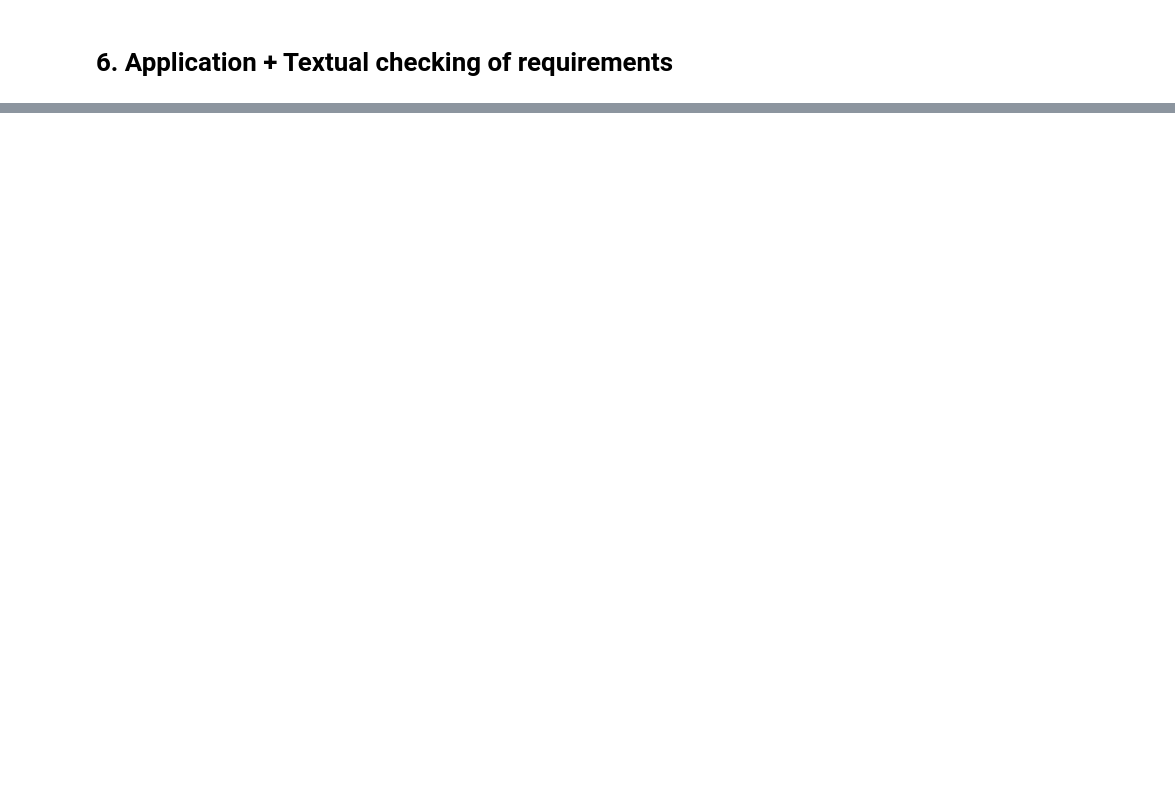
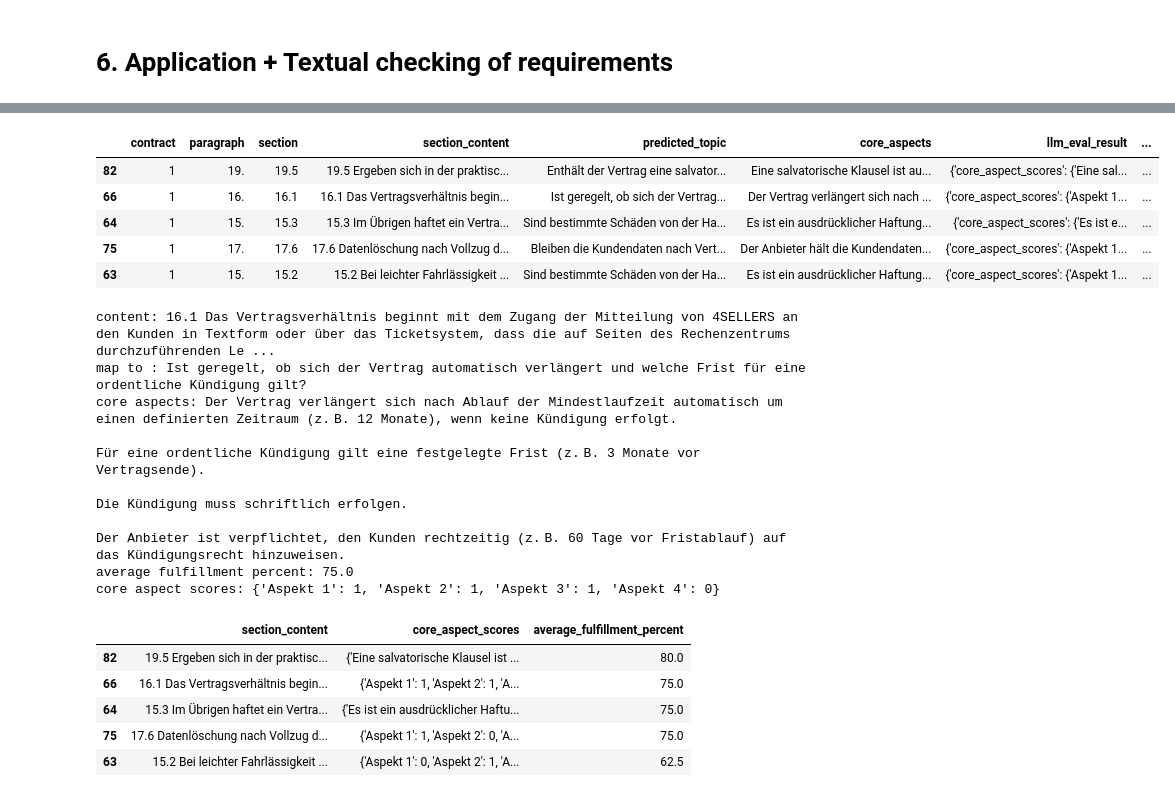
Before and after one commit to Nils7291/NLP_Contract_Checker, a Jupyter notebook: notebooks/00_main.ipynb, the cells around one changed output, grey strips where cells are left out. Cells and saved outputs as stored; diff of their text form; code cells hidden in the pictures; blank space fills up the shorter version.

```diff
--- a/notebooks/00_main.ipynb
+++ b/notebooks/00_main.ipynb
@@ -2592,7 +2869,7 @@ def evaluate_llm(row):
 # LLM-Auswertung durchführen
 # Zufällige Auswahl von 10 Zeilen für LLM-Auswertung
 random_indices = random.sample(range(len(df_eval)), 20)
-df_eval_subset = df_eval.iloc[random_indices].copy()
+df_eval_subset = df_eval#.iloc[random_indices].copy()
 
 df_eval_subset["llm_eval_result"] = df_eval_subset.apply(evaluate_llm, axis=1)
 df_eval.loc[df_eval_subset.index, "llm_eval_result"] = df_eval_subset["llm_eval_result"]
@@ -2606,17 +2883,41 @@ df_eval["average_fulfillment_percent"] = df_eval["llm_eval_result"].apply(
 # %%
 
 # Nur Zeilen anzeigen, bei denen "average_fulfillment_percent" nicht None ist
-sorted = df_eval[df_eval["average_fulfillment_percent"].notnull()].sort_values("average_fulfillment_percent").head()
+sorted = df_eval[df_eval["average_fulfillment_percent"].notnull()].sort_values("average_fulfillment_percent", ascending=False).head()
 display(sorted)
 if not sorted.empty:
-	first_row = sorted.iloc[0]
+	first_row = sorted.iloc[1]
 	print(f'content: {first_row["section_content"]}')
 	print(f'map to : {first_row["predicted_topic"]}')
 	print(f'core aspects: {first_row["core_aspects"]}')
 	print(f'average fulfillment percent: {first_row["average_fulfillment_percent"]}')
 	print(f'core aspect scores: {first_row["core_aspect_scores"]}')
 # Optionally save the evaluated results
 df_eval.to_pickle("../data/llm_eval_result.pkl")
-
+df_eval.to_excel("../data/llm_eval_result.xlsx", index=False)
 # preview first few results
-#display(df_eval[["clean_section_content", "core_aspect_scores", "average_fulfillment_percent"]].head())
+display(sorted[["section_content", "core_aspect_scores", "average_fulfillment_percent"]].head())
+# %% [output]
+|  | contract | paragraph | section | section_content | predicted_topic | core_aspects | llm_eval_result | ... |
+| 82 | 1 | 19. | 19.5 | 19.5 Ergeben sich in der praktisc... | Enthält der Vertrag eine salvator... | Eine salvatorische Klausel ist au... | {'core_aspect_scores': {'Eine sal... | ... |
+| 66 | 1 | 16. | 16.1 | 16.1 Das Vertragsverhältnis begin... | Ist geregelt, ob sich der Vertrag... | Der Vertrag verlängert sich nach ... | {'core_aspect_scores': {'Aspekt 1... | ... |
+| 64 | 1 | 15. | 15.3 | 15.3 Im Übrigen haftet ein Vertra... | Sind bestimmte Schäden von der Ha... | Es ist ein ausdrücklicher Haftung... | {'core_aspect_scores': {'Es ist e... | ... |
+| 75 | 1 | 17. | 17.6 | 17.6 Datenlöschung nach Vollzug d... | Bleiben die Kundendaten nach Vert... | Der Anbieter hält die Kundendaten... | {'core_aspect_scores': {'Aspekt 1... | ... |
+| 63 | 1 | 15. | 15.2 | 15.2 Bei leichter Fahrlässigkeit ... | Sind bestimmte Schäden von der Ha... | Es ist ein ausdrücklicher Haftung... | {'core_aspect_scores': {'Aspekt 1... | ... |
+content: 16.1 Das Vertragsverhältnis beginnt mit dem Zugang der Mitteilung von 4SELLERS an den Kunden in Textform oder über das Ticketsystem, dass die auf Seiten des Rechenzentrums durchzuführenden Le ...
+map to : Ist geregelt, ob sich der Vertrag automatisch verlängert und welche Frist für eine ordentliche Kündigung gilt?
+core aspects: Der Vertrag verlängert sich nach Ablauf der Mindestlaufzeit automatisch um einen definierten Zeitraum (z. B. 12 Monate), wenn keine Kündigung erfolgt.
+
+Für eine ordentliche Kündigung gilt eine festgelegte Frist (z. B. 3 Monate vor Vertragsende).
+
+Die Kündigung muss schriftlich erfolgen.
+
+Der Anbieter ist verpflichtet, den Kunden rechtzeitig (z. B. 60 Tage vor Fristablauf) auf das Kündigungsrecht hinzuweisen.
+average fulfillment percent: 75.0
+core aspect scores: {'Aspekt 1': 1, 'Aspekt 2': 1, 'Aspekt 3': 1, 'Aspekt 4': 0}
+|  | section_content | core_aspect_scores | average_fulfillment_percent |
+| 82 | 19.5 Ergeben sich in der praktisc... | {'Eine salvatorische Klausel ist ... | 80.0 |
+| 66 | 16.1 Das Vertragsverhältnis begin... | {'Aspekt 1': 1, 'Aspekt 2': 1, 'A... | 75.0 |
+| 64 | 15.3 Im Übrigen haftet ein Vertra... | {'Es ist ein ausdrücklicher Haftu... | 75.0 |
+| 75 | 17.6 Datenlöschung nach Vollzug d... | {'Aspekt 1': 1, 'Aspekt 2': 0, 'A... | 75.0 |
+| 63 | 15.2 Bei leichter Fahrlässigkeit ... | {'Aspekt 1': 0, 'Aspekt 2': 1, 'A... | 62.5 |
```
Also changed, not shown: parts of 28 cells of this notebook.
